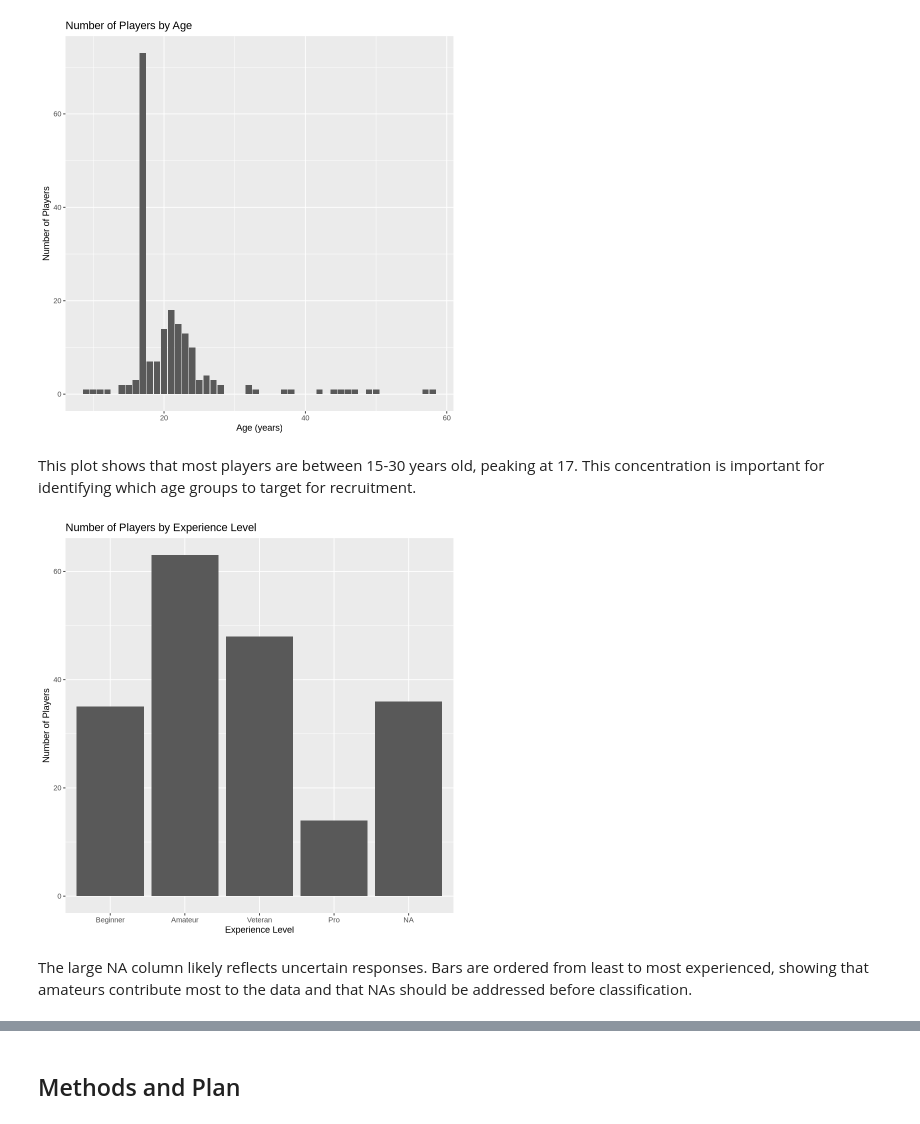
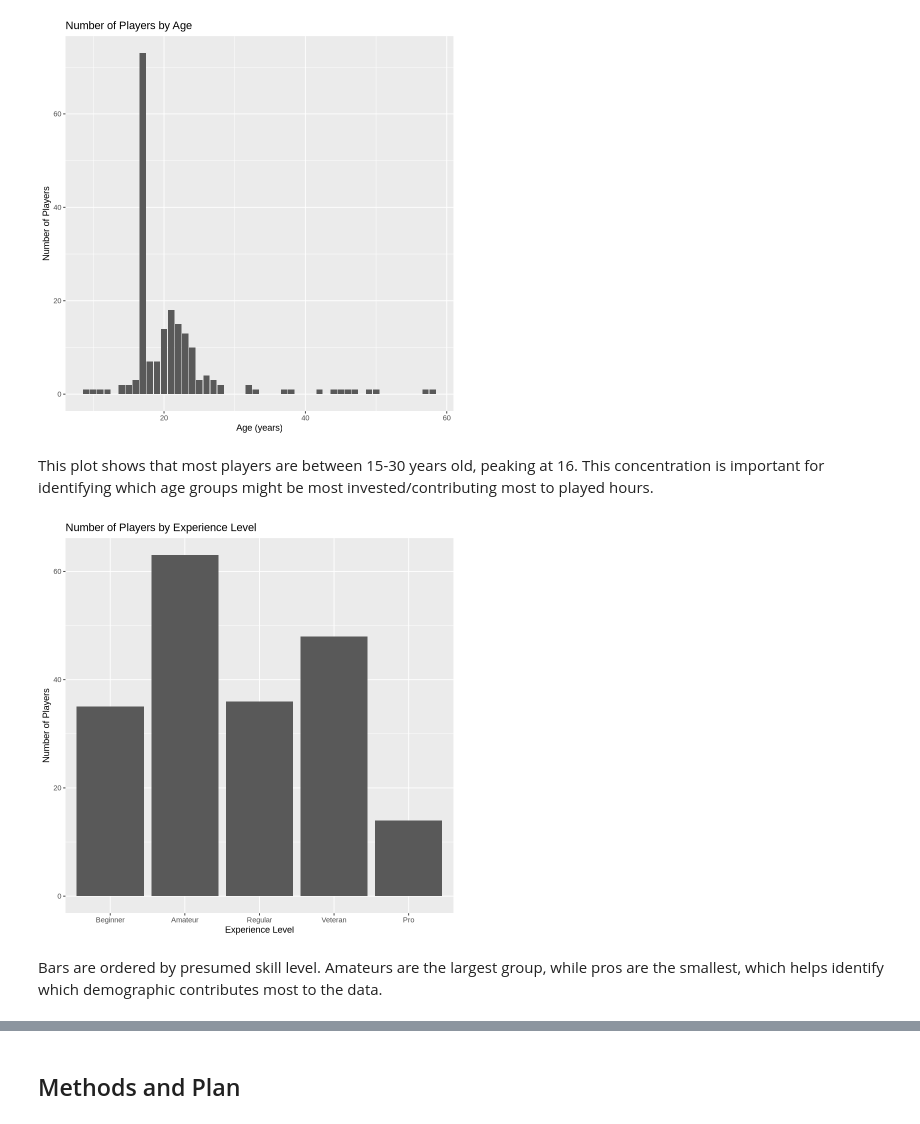
Before and after one commit to averykimura/avery_gamet_project_planning_DSCI100, a Jupyter notebook: Avery Gamet Project Planning.ipynb, the cells around one changed output, grey strips where cells are left out. Saved outputs shown, nothing was run; the diff lists cells and outputs as text; code cells hidden in the pictures.

```diff
--- a/Avery Gamet Project Planning.ipynb
+++ b/Avery Gamet Project Planning.ipynb
@@ -112,21 +136,21 @@ Warning message:
 “Removed 2 rows containing non-finite outside the scale range (`stat_count()`).”
 [figure]
 # %% [markdown]
-This plot shows that most players are between 15-30 years old, peaking at 17. This concentration is important for identifying which age groups to target for recruitment.
+This plot shows that most players are between 15-30 years old, peaking at 16. This concentration is important for identifying which age groups might be most invested/contributing most to played hours.
 # %%
 players_exp_order <- players |>
   mutate(experience = factor(experience,
-                             levels = c("Beginner", "Amateur", "Normal", "Veteran", "Pro")))
+                             levels = c("Beginner", "Amateur", "Regular", "Veteran", "Pro")))
 
 experience_plot <- ggplot(players_exp_order, aes(x = experience)) +
   geom_bar() +
   labs(title = "Number of Players by Experience Level",
     x = "Experience Level",
     y = "Number of Players")
 experience_plot
 # %% [output]
-[figure, old version]
+[figure, new version]
 # %% [markdown]
-The large NA column likely reflects uncertain responses. Bars are ordered from least to most experienced, showing that amateurs contribute most to the data and that NAs should be addressed before classification.
+Bars are ordered by presumed skill level. Amateurs are the largest group, while pros are the smallest, which helps identify which demographic contributes most to the data.
 # %%
 avg_plot <- players |>
```
Also changed, not shown: parts of 10 cells of this notebook.
